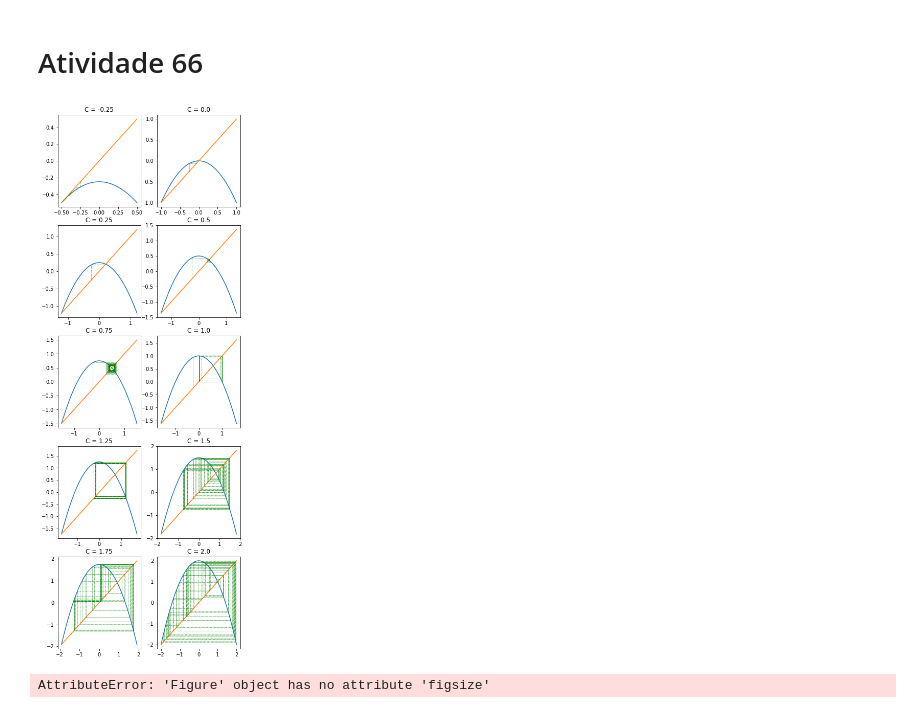
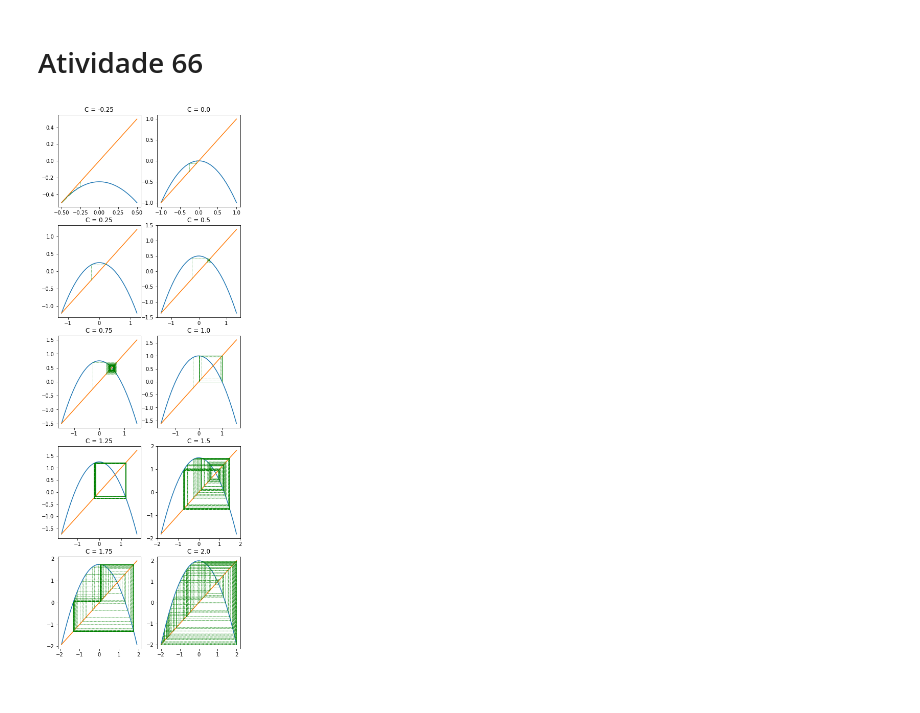
Before and after one commit to felipe-gm/ifusp_introcaos, a Jupyter notebook: Exercícios Introdução ao Caos.ipynb, the cells around one changed output. Saved outputs shown, nothing was run; the diff lists cells and outputs as text; code cells hidden in the pictures.

```diff
--- a/Exercícios Introdução ao Caos.ipynb
+++ b/Exercícios Introdução ao Caos.ipynb
@@ -39,31 +39,27 @@ plt.show()
 # %%
 fig, ax = plt.subplots(5, 2, figsize=(6.4, 19.2))
 
 def x_n1(xn, C): return C - xn**2
 
 C = np.linspace(-.25,2,num=10)
 
 for i in range(10):
     x_min = -((1+4*C[i])**(1/2) + 1)/2
     x = np.linspace(x_min, -x_min)
 
     j = i//2
     k = i%2
 
     ax[j,k].plot(x, x_n1(x, C[i]))
     ax[j,k].plot(x, x)
 
     ax[j,k].set_title(f'C = {C[i]}')
 
     x1 = -.25
-    for _ in range(64):
+    for _ in range(128):
         x0 = x1
         x1 = x_n1(x0, C[i])
         ax[j,k].plot((x0,x0),(x0,x1), 'g--', linewidth=.5)
         ax[j,k].plot((x0,x1),(x1,x1), 'g--', linewidth=.5)
 # %% [output]
-[figure, old version]
+[figure, new version]
-# %%
-fig.figsize
-# %% [output]
-AttributeError: 'Figure' object has no attribute 'figsize'
```
Also changed, not shown: parts of 4 cells of this notebook.
